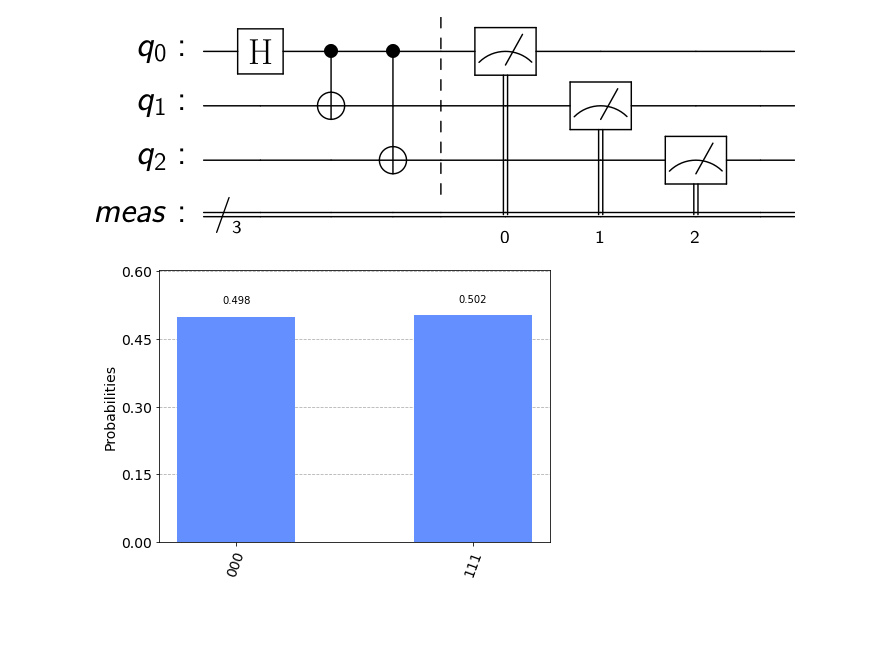
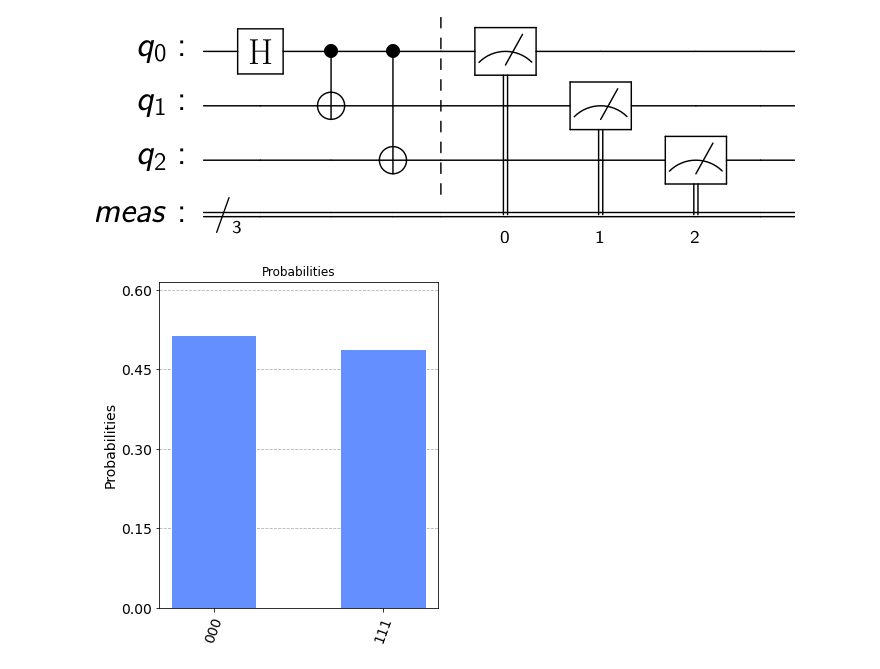
Before and after one commit to tomtuamnuq/compare-qiskit-ocean, a Jupyter notebook: comparison/Qiskit/General/Bell_Circuit.ipynb, the cells around one changed output. Drawn from its saved outputs; the diff is of its cells as text; code cells hidden in the pictures; blank space fills up the shorter version.

```diff
--- a/comparison/Qiskit/General/Bell_Circuit.ipynb
+++ b/comparison/Qiskit/General/Bell_Circuit.ipynb
@@ -15,6 +15,6 @@ circuit.draw(output='latex')
 # %%
 result_meas = execute(circuit, BasicAer.get_backend('qasm_simulator'))
 counts = result_meas.result().get_counts()
-plot_histogram(counts)
+plot_histogram(counts, figsize=(5,6), bar_labels=False, title="Probabilities")
 # %% [output]
-[figure, old version]
+[figure, new version]
```
